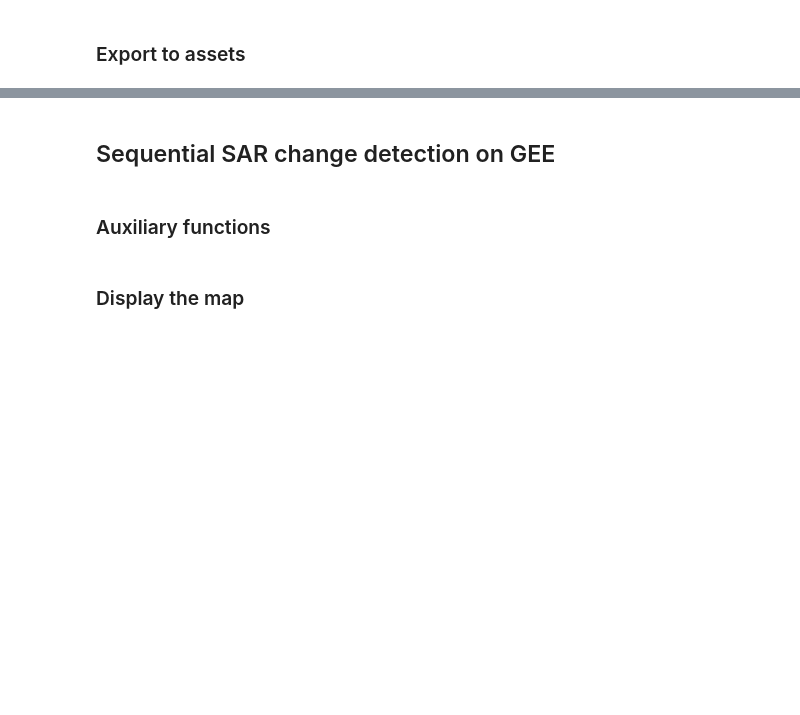
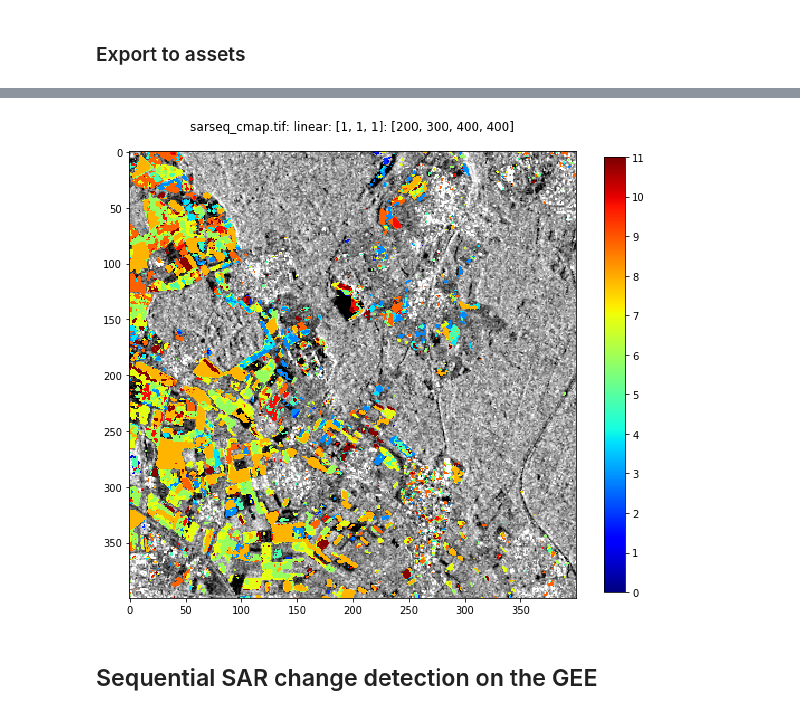
Before and after one commit to mortcanty/CRC4Docker, a Jupyter notebook: src/Chapter9.ipynb, the cells around one changed output, grey strips where cells are left out. Saved outputs shown, nothing was run; the diff lists cells and outputs as text; code cells hidden in the pictures; blank space fills up the shorter version.

```diff
--- a/src/Chapter9.ipynb
+++ b/src/Chapter9.ipynb
@@ -218,2 +281,7 @@ assexport.start()
+# %%
+run scripts/dispms -f myimagery/sarseq_cmap.tif -c -d [200,300,400,400] \
+-F myimagery/RS2_20090525.tif  -D [200,300,400,400]  -o 1
+# %% [output]
+[figure, added]
 # %% [markdown]
-## Sequential SAR change detection on GEE
+## Sequential SAR change detection on the GEE
@@ -225,2 +287,0 @@ ee.Initialize()
-# %% [markdown]
-### Auxiliary functions
@@ -256,2 +287,0 @@ def GetTileLayerUrl(ee_image_object):
-# %% [markdown]
-### Display the map
```
Also changed, not shown: parts of 17 cells of this notebook, 28 other files.
